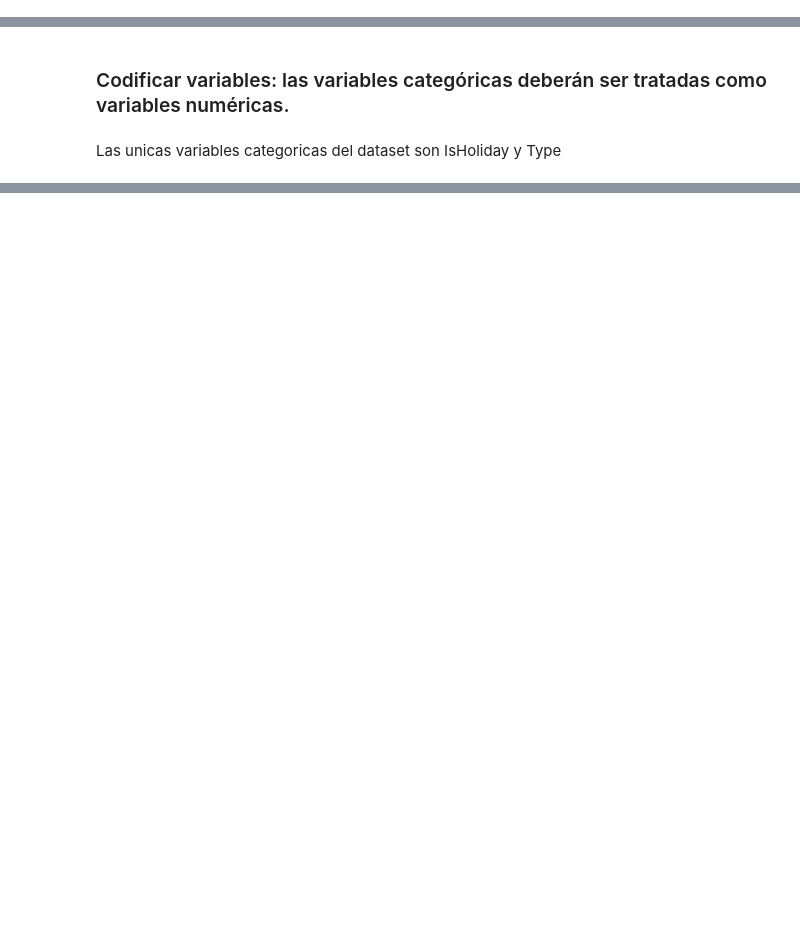
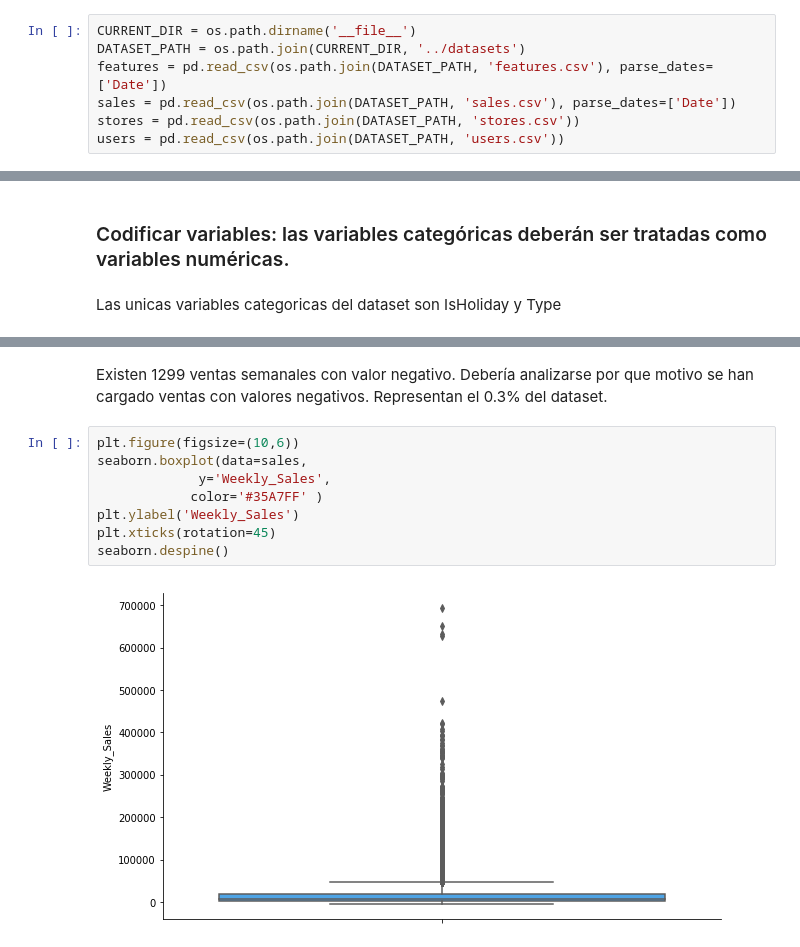
Before and after one commit to dbourdin/diplodatos-mentorias, a Jupyter notebook: AnalisisYCuracion/retail_data_analytics.ipynb, the cells around one changed output, grey strips where cells are left out. Drawn from its saved outputs; the diff is of its cells as text; blank space fills up the shorter version.

```diff
--- a/AnalisisYCuracion/retail_data_analytics.ipynb
+++ b/AnalisisYCuracion/retail_data_analytics.ipynb
@@ -766,0 +36,7 @@ https://sebastianraschka.com/Articles/2014_about_feature_scaling.html
+# %%
+CURRENT_DIR = os.path.dirname('__file__')
+DATASET_PATH = os.path.join(CURRENT_DIR, '../datasets')
+features = pd.read_csv(os.path.join(DATASET_PATH, 'features.csv'), parse_dates=['Date'])
+sales = pd.read_csv(os.path.join(DATASET_PATH, 'sales.csv'), parse_dates=['Date'])
+stores = pd.read_csv(os.path.join(DATASET_PATH, 'stores.csv'))
+users = pd.read_csv(os.path.join(DATASET_PATH, 'users.csv'))
@@ -950,0 +391,12 @@ Las unicas variables categoricas del dataset son IsHoliday y Type
+# %% [markdown]
+Existen 1299 ventas semanales con valor negativo. Debería analizarse por que motivo se han cargado ventas con valores negativos. Representan el 0.3% del dataset.
+# %%
+plt.figure(figsize=(10,6))
+seaborn.boxplot(data=sales,
+             y='Weekly_Sales',
+            color='#35A7FF' )
+plt.ylabel('Weekly_Sales')
+plt.xticks(rotation=45)
+seaborn.despine()
+# %% [output]
+[figure, added]
```
Also changed, not shown: parts of 191 cells of this notebook.
